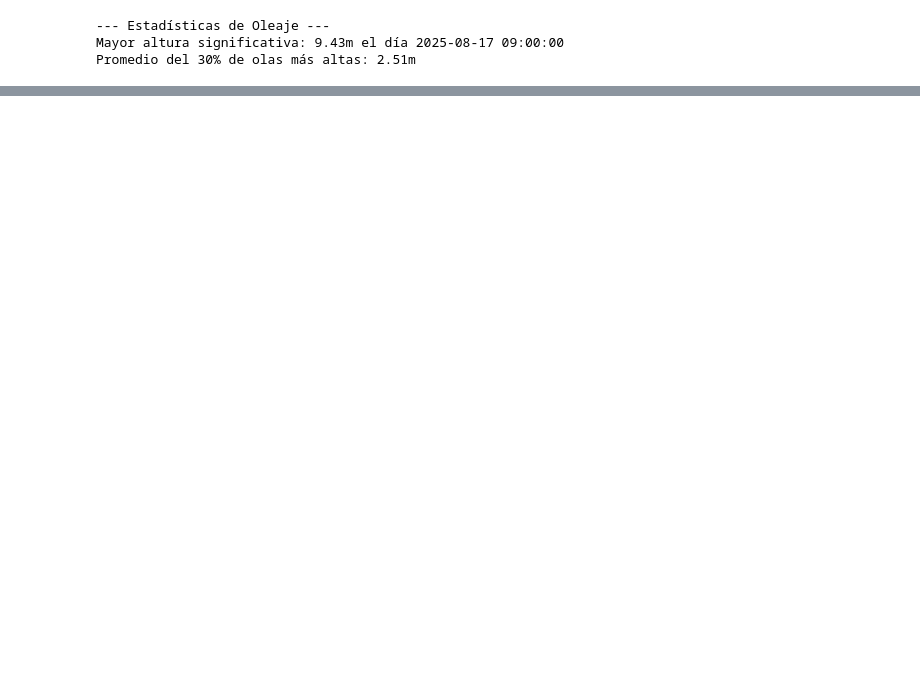
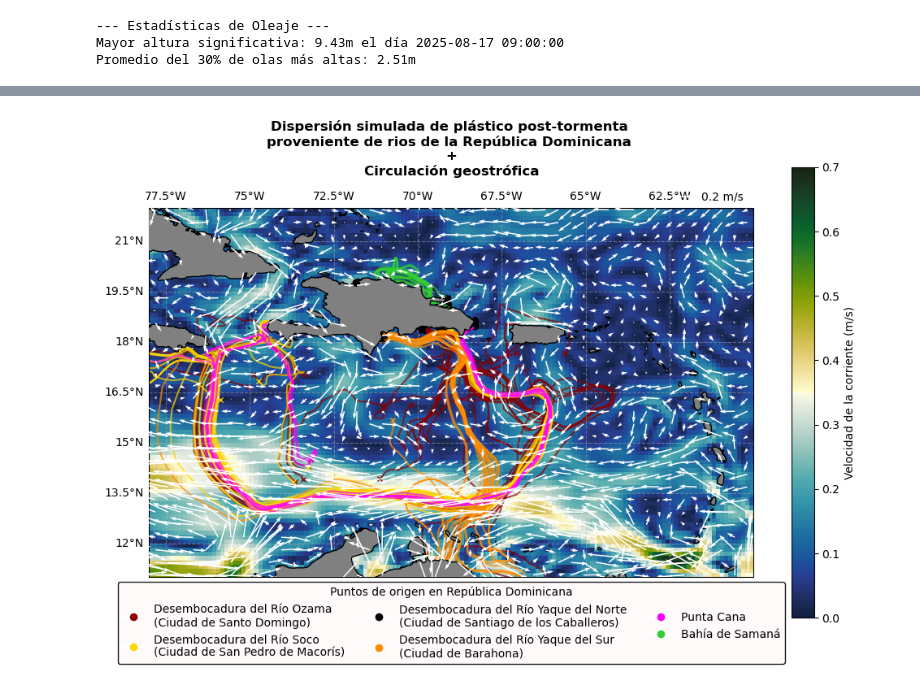
Before and after one commit to Intercoonecta/ohwe25-proy2-contaminacion_inundacion, a Jupyter notebook: ContaminacionInundacion.ipynb, the cells around one changed output, grey strips where cells are left out. Cells and saved outputs as stored; diff of their text form; code cells hidden in the pictures; blank space fills up the shorter version.

```diff
--- a/ContaminacionInundacion.ipynb
+++ b/ContaminacionInundacion.ipynb
@@ -379,0 +583,88 @@ Análisis completado: 0 zonas de riesgo detectadas.
+# %%
+# --- Cargar datos de corriente ---
+ds = xr.open_dataset('Corrientes_caribe.nc')
+# --- Calcular la velocidad promedio del periodo de estudio ---
+data = ds.mean(dim='time', keep_attrs=True)
+velo = np.sqrt(data.ugos**2 + data.vgos**2)
+dire = (np.degrees(np.arctan2(data.ugos, data.vgos)) + 360) % 360
+
+# --- Figura ---
+fig, ax = plt.subplots(1, 1, figsize=(12, 9), subplot_kw={'projection': ccrs.PlateCarree()})
+ax.set_extent([-78, -60, 11, 22], crs=ccrs.PlateCarree())
+
+# --- Mapa de colores de la velocidad ---
+c = ax.pcolormesh(data.longitude, data.latitude, velo, # 'pcolormesh' crea una grilla coloreada
+                  transform=ccrs.PlateCarree(),
+                  cmap=cmo.cm.delta,
+                  vmin=0,
+                  vmax = 0.7,
+                  zorder=0)
+
+# --- Barra de colores ---
+cbar = plt.colorbar(c, ax=ax, location = 'right', orientation='vertical', pad=0.05, shrink=0.8)
+#cbar.set_clim(0.0, 0.7)
+cbar.set_label('Velocidad de la corriente (m/s)')
+
+# --- Vectores ---
+skip = (slice(None, None, 3), slice(None, None, 3)) # cada 3 valores
+q = ax.quiver(data.longitude[skip[1]], data.latitude[skip[0]],
+              data.ugos[skip], data.vgos[skip],
+              transform=ccrs.PlateCarree(),
+              scale=5,       # Tamaño de las flechas: nº altos = flechas cortas
+              width=0.002,   # Grosor
+              color='white', # Color'
+              zorder=10)     # Coloca las flechas arriba del mapa de colores
+
+# Leyenda de la flecha
+ax.quiverkey(q, 0.9, 1.03, 0.2, '0.2 m/s', labelpos='E', coordinates='axes')
+
+# Dibujar trayectorias
+for p in particulas:
+    # Línea de trayectoria
+    ax.plot(p["lon_history"], p["lat_history"],
+            color=p["color"], linewidth=1.5, alpha=0.7,
+            transform=ccrs.PlateCarree())
+
+    # Punto de inicio
+    ax.plot(p["lon_history"][0], p["lat_history"][0],
+            marker='o', color='black', markersize=3,
+            transform=ccrs.PlateCarree())
+
+    # Punto final (flecha o X)
+    ax.plot(p["lon_history"][-1], p["lat_history"][-1],
+            marker='x', color=p["color"], markersize=5,
+            transform=ccrs.PlateCarree())
+
+leyenda_puntos = [
+    Line2D([0], [0], marker='o', color='w',
+           label=p["label"],
+           markerfacecolor=p["color"],
+           markersize=8)
+    for p in puntos_rd
+]
+ax.legend(
+    handles=leyenda_puntos,
+    loc='lower center',
+    bbox_to_anchor=(0.5, -0.25),
+    ncol=3,
+    frameon=True,
+    framealpha= 0.9,
+    edgecolor= 'black',
+    facecolor= 'snow',
+    title="Puntos de origen en República Dominicana"
+)
+
+# --- Personalizar mapa ---
+ax.add_feature(cfeature.LAND, facecolor='gray', zorder=5) # mascara arriba de la velocidad pero debajo de las flechas
+ax.add_feature(cfeature.COASTLINE, zorder=6)
+gl = ax.gridlines(draw_labels=True, linestyle='--', alpha=0.5, zorder=7)
+gl.top_labels = True
+gl.bottom_labels = False
+gl.left_labels = True
+gl.right_labels = False
+
+plt.title(
+    "Dispersión simulada de plástico post-tormenta \nproveniente de rios de la República Dominicana \n+\nCirculación geostrófica", fontweight='bold', y= 1.07)
+plt.show()
+# %% [output]
+[figure, added]
```
Also changed, not shown: parts of 9 cells of this notebook, 2 other files.
